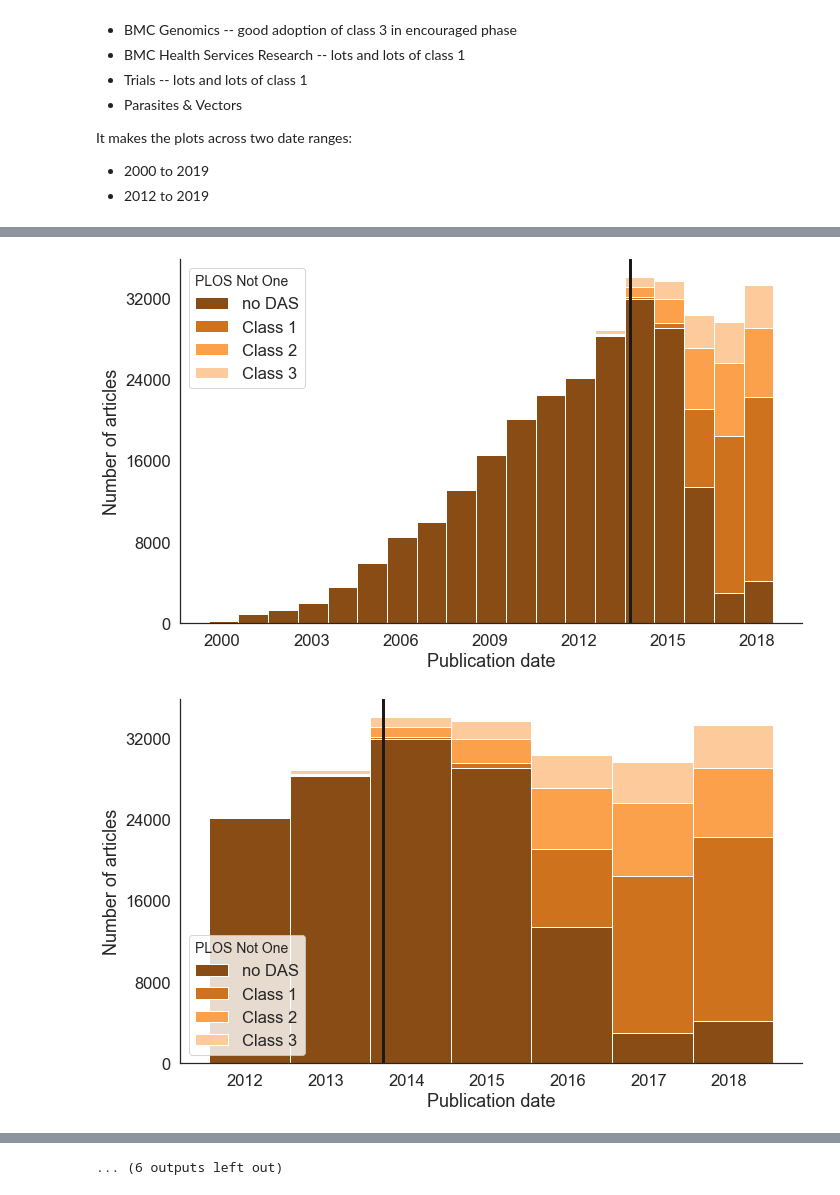
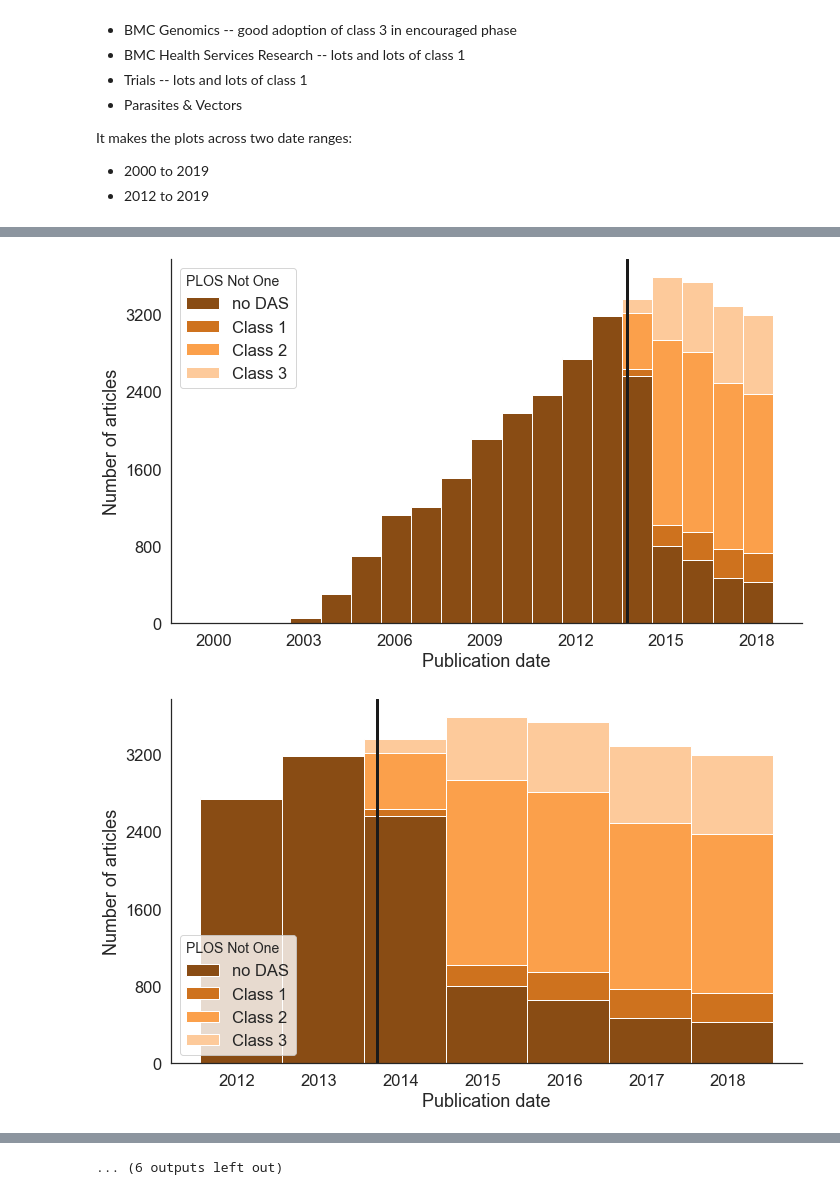
Before and after one commit to alan-turing-institute/das-public, a Jupyter notebook: notebooks/DescriptiveFigures.ipynb, the cells around one changed output, grey strips where cells are left out. Drawn from its saved outputs; the diff is of its cells as text; code cells hidden in the pictures.

Commit message:
Update descriptive figures

```diff
--- a/notebooks/DescriptiveFigures.ipynb
+++ b/notebooks/DescriptiveFigures.ipynb
@@ -818,23 +805,23 @@ It makes the plots across two date ranges:
 # %%
 publisher_journal_dict = { 'BMC Series' : ('BMC Series', 'All', df['j_lower'].str.startswith('bmc '), 0),
                            'PLOS One' : ('PLOS', 'PLOS One', df['j_lower'] == 'plos one', 3),
-                           'PLOS Not One' : ('PLOS', 'All', df['j_lower'] != 'plos one', 4),
+                           'PLOS Not One' : ('PLOS', 'PLOS One', (df['is_plos']==True) & (df['j_lower'] != 'plos one'), 4),
                            'BMC Genomics' : ('BMC Series', 'All', df['j_lower'] == 'bmc genomics', 6),
                            'Trials' : ('BMC', 'Trials', df['j_lower'] == 'trials', 7),
                            'BMC Health Services Research' : ('BMC Series', 'All', df['j_lower'] == 'bmc health services research', 7),
                            'Parasites and Vectors' : ('BMC', 'All', df['j_lower'] == 'parasites & vectors', 8),
                            'BMC Psychology' : ('BMC Series', 'All', df['j_lower'] == 'bmc psychology', 7),
                            'BMC Neuroscience' : ('BMC Series', 'All', df['j_lower'] == 'bmc neuroscience', 7),
                           }
 
 make_lots_of_plots(df, publisher_journal_dict, palette_extended, df_policies)
 # %% [output]
 [figure]
 [figure]
 [figure]
 [figure]
-[figure, old version]
+[figure, new version]
-[figure, old version]
+[figure, new version]
 [figure]
 [figure]
 [figure]
```
Also changed, not shown: parts of 12 cells of this notebook.
